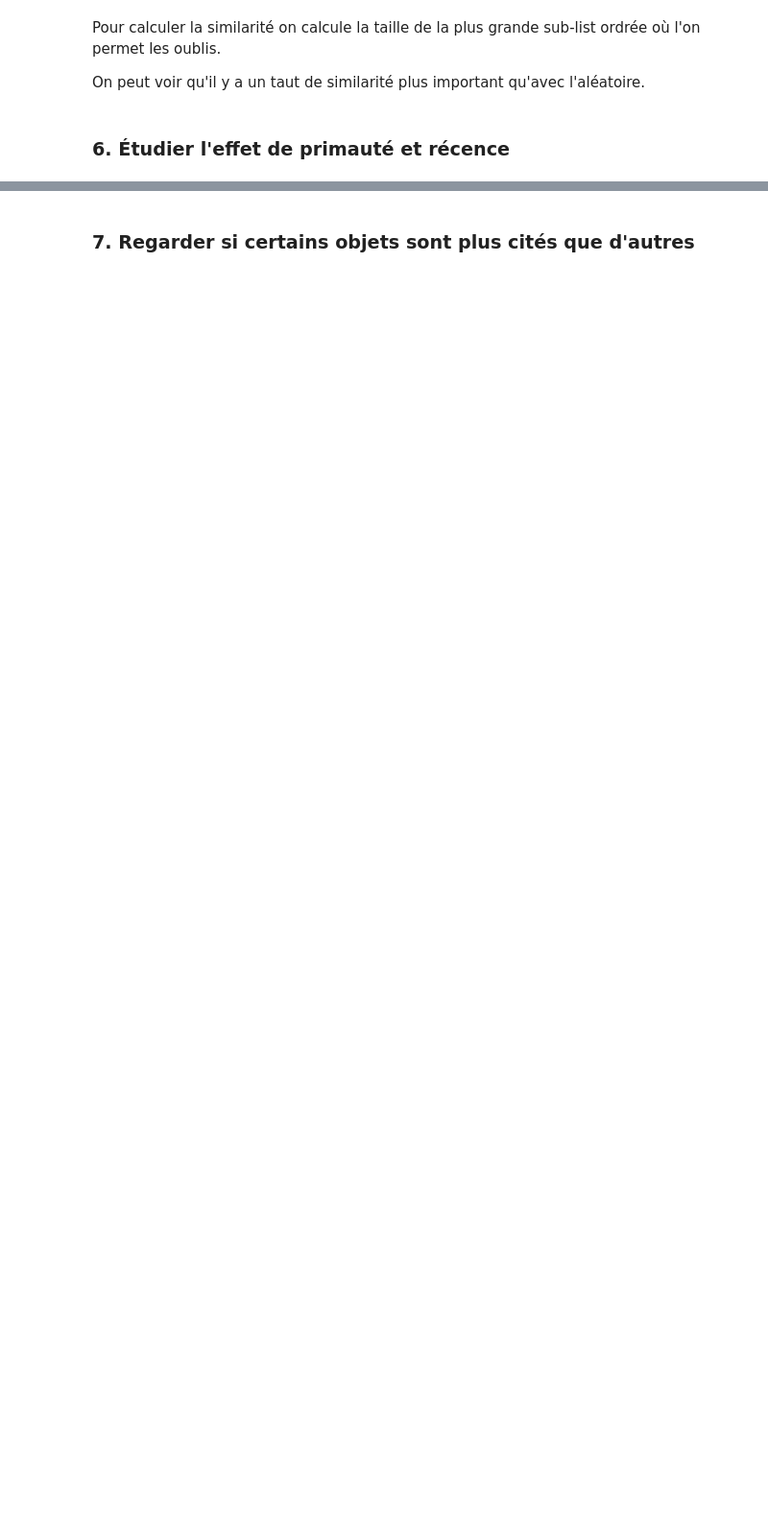
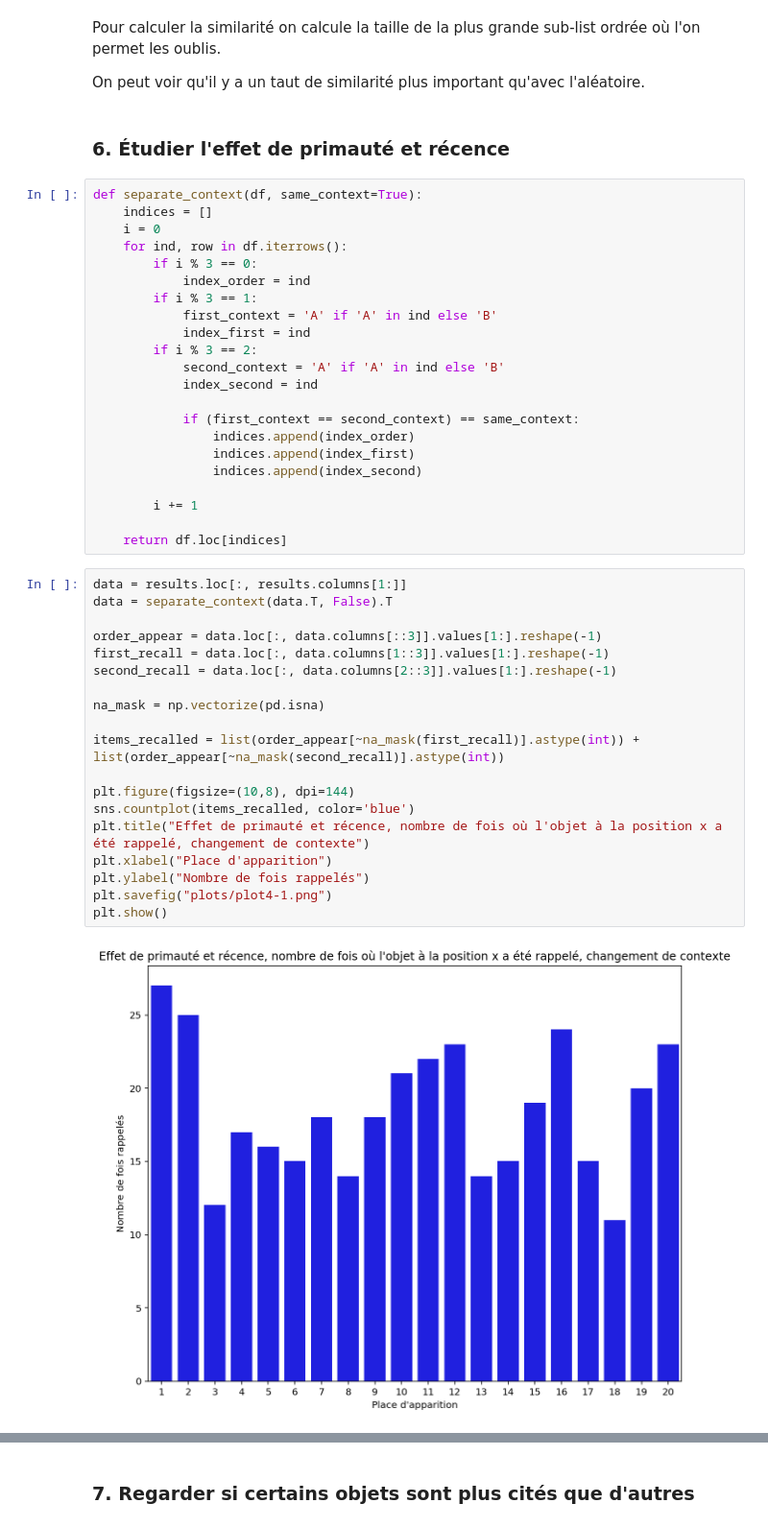
Before and after one commit to Gorzen/SHS-Project, a Jupyter notebook: Analyse.ipynb, the cells around one changed output, grey strips where cells are left out. Shown at 96% size. Saved outputs shown, nothing was run; the diff lists cells and outputs as text; blank space fills up the shorter version.

```diff
--- a/Analyse.ipynb
+++ b/Analyse.ipynb
@@ -335,3 +367,46 @@ Pour calculer la similarité on calcule la taille de la plus grande sub-list ord
 On peut voir qu'il y a un taut de similarité plus important qu'avec l'aléatoire.
 # %% [markdown]
 ### 6. Étudier l'effet de primauté et récence
+# %%
+def separate_context(df, same_context=True):
+    indices = []
+    i = 0
+    for ind, row in df.iterrows():
+        if i % 3 == 0:
+            index_order = ind
+        if i % 3 == 1:
+            first_context = 'A' if 'A' in ind else 'B'
+            index_first = ind
+        if i % 3 == 2:
+            second_context = 'A' if 'A' in ind else 'B'
+            index_second = ind
+
+            if (first_context == second_context) == same_context:
+                indices.append(index_order)
+                indices.append(index_first)
+                indices.append(index_second)
+
+        i += 1
+
+    return df.loc[indices]
+# %%
+data = results.loc[:, results.columns[1:]]
+data = separate_context(data.T, False).T
+
+order_appear = data.loc[:, data.columns[::3]].values[1:].reshape(-1)
+first_recall = data.loc[:, data.columns[1::3]].values[1:].reshape(-1)
+second_recall = data.loc[:, data.columns[2::3]].values[1:].reshape(-1)
+
+na_mask = np.vectorize(pd.isna)
+
+items_recalled = list(order_appear[~na_mask(first_recall)].astype(int)) + list(order_appear[~na_mask(second_recall)].astype(int))
+
+plt.figure(figsize=(10,8), dpi=144)
+sns.countplot(items_recalled, color='blue')
+plt.title("Effet de primauté et récence, nombre de fois où l'objet à la position x a été rappelé, changement de contexte")
+plt.xlabel("Place d'apparition")
+plt.ylabel("Nombre de fois rappelés")
+plt.savefig("plots/plot4-1.png")
+plt.show()
+# %% [output]
+[figure, added]
```
Also changed, not shown: parts of 11 cells of this notebook, 10 other files.
